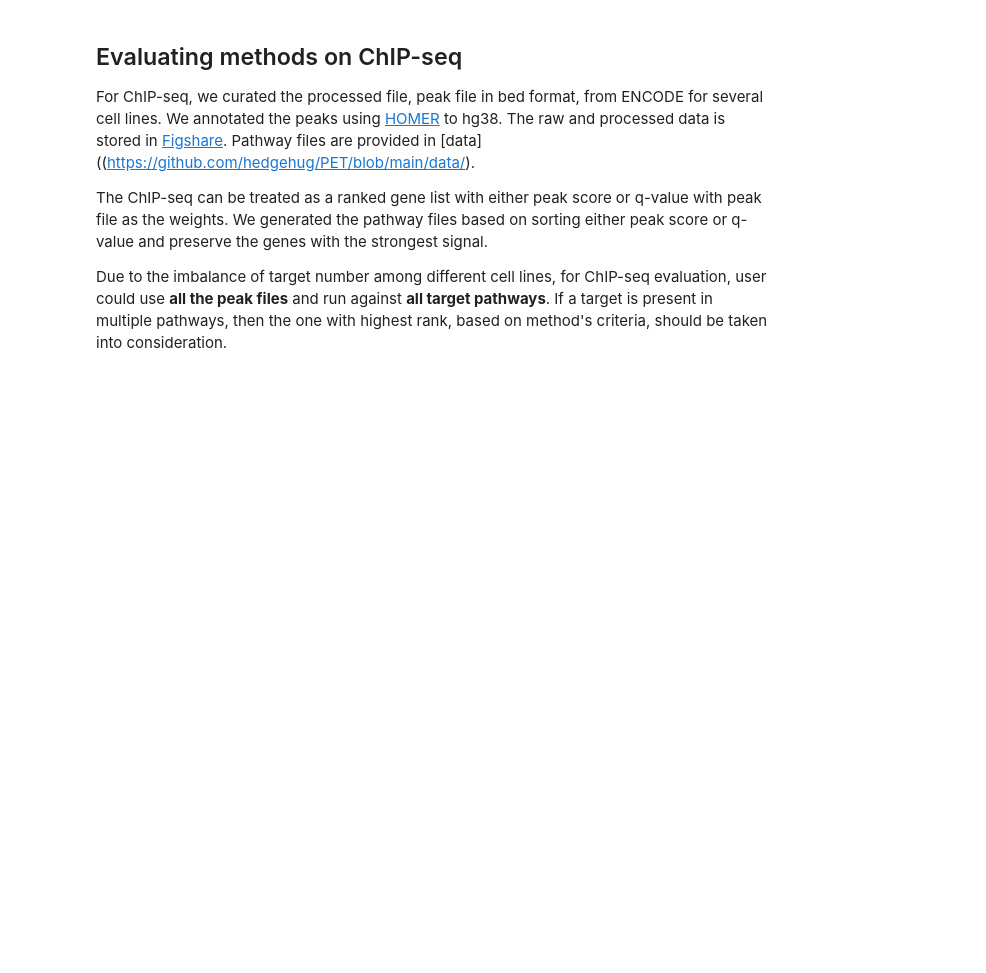
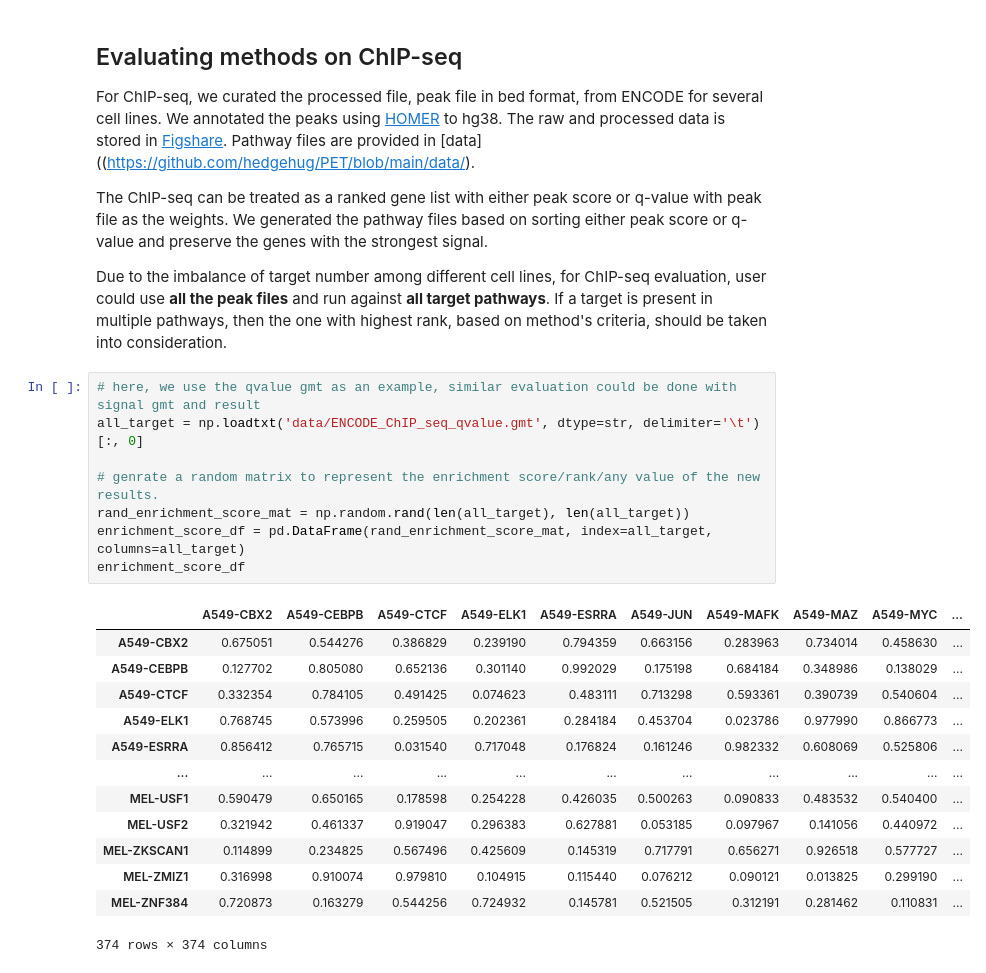
Before and after one commit to hedgehug/PET, a Jupyter notebook: evaluate_new_method.ipynb, the cells around one changed output. Drawn from its saved outputs; the diff is of its cells as text; blank space fills up the shorter version.

```diff
--- a/evaluate_new_method.ipynb
+++ b/evaluate_new_method.ipynb
@@ -118,3 +119,25 @@ For ChIP-seq, we curated the processed file, peak file in bed format, from ENCOD
 The ChIP-seq can be treated as a ranked gene list with either peak score or q-value with peak file as the weights. We generated the pathway files based on sorting either peak score or q-value and preserve the genes with the strongest signal.
 
 Due to the imbalance of target number among different cell lines, for ChIP-seq evaluation, user could use **all the peak files** and run against **all target pathways**. If a target is present in multiple pathways, then the one with highest rank, based on method's criteria, should be taken into consideration.
+# %%
+# here, we use the qvalue gmt as an example, similar evaluation could be done with signal gmt and result
+all_target = np.loadtxt('data/ENCODE_ChIP_seq_qvalue.gmt', dtype=str, delimiter='\t')[:, 0]
+
+# genrate a random matrix to represent the enrichment score/rank/any value of the new results.
+rand_enrichment_score_mat = np.random.rand(len(all_target), len(all_target))
+enrichment_score_df = pd.DataFrame(rand_enrichment_score_mat, index=all_target, columns=all_target)
+enrichment_score_df
+# %% [output]
+|  | A549-CBX2 | A549-CEBPB | A549-CTCF | A549-ELK1 | A549-ESRRA | A549-JUN | A549-MAFK | A549-MAZ | A549-MYC | ... |
+| A549-CBX2 | 0.675051 | 0.544276 | 0.386829 | 0.239190 | 0.794359 | 0.663156 | 0.283963 | 0.734014 | 0.458630 | ... |
+| A549-CEBPB | 0.127702 | 0.805080 | 0.652136 | 0.301140 | 0.992029 | 0.175198 | 0.684184 | 0.348986 | 0.138029 | ... |
+| A549-CTCF | 0.332354 | 0.784105 | 0.491425 | 0.074623 | 0.483111 | 0.713298 | 0.593361 | 0.390739 | 0.540604 | ... |
+| A549-ELK1 | 0.768745 | 0.573996 | 0.259505 | 0.202361 | 0.284184 | 0.453704 | 0.023786 | 0.977990 | 0.866773 | ... |
+| A549-ESRRA | 0.856412 | 0.765715 | 0.031540 | 0.717048 | 0.176824 | 0.161246 | 0.982332 | 0.608069 | 0.525806 | ... |
+| ... | ... | ... | ... | ... | ... | ... | ... | ... | ... | ... |
+| MEL-USF1 | 0.590479 | 0.650165 | 0.178598 | 0.254228 | 0.426035 | 0.500263 | 0.090833 | 0.483532 | 0.540400 | ... |
+| MEL-USF2 | 0.321942 | 0.461337 | 0.919047 | 0.296383 | 0.627881 | 0.053185 | 0.097967 | 0.141056 | 0.440972 | ... |
+| MEL-ZKSCAN1 | 0.114899 | 0.234825 | 0.567496 | 0.425609 | 0.145319 | 0.717791 | 0.656271 | 0.926518 | 0.577727 | ... |
+| MEL-ZMIZ1 | 0.316998 | 0.910074 | 0.979810 | 0.104915 | 0.115440 | 0.076212 | 0.090121 | 0.013825 | 0.299190 | ... |
+| MEL-ZNF384 | 0.720873 | 0.163279 | 0.544256 | 0.724932 | 0.145781 | 0.521505 | 0.312191 | 0.281462 | 0.110831 | ... |
+374 rows × 374 columns
```
Also changed, not shown: parts of 4 cells of this notebook, 2 other files.
